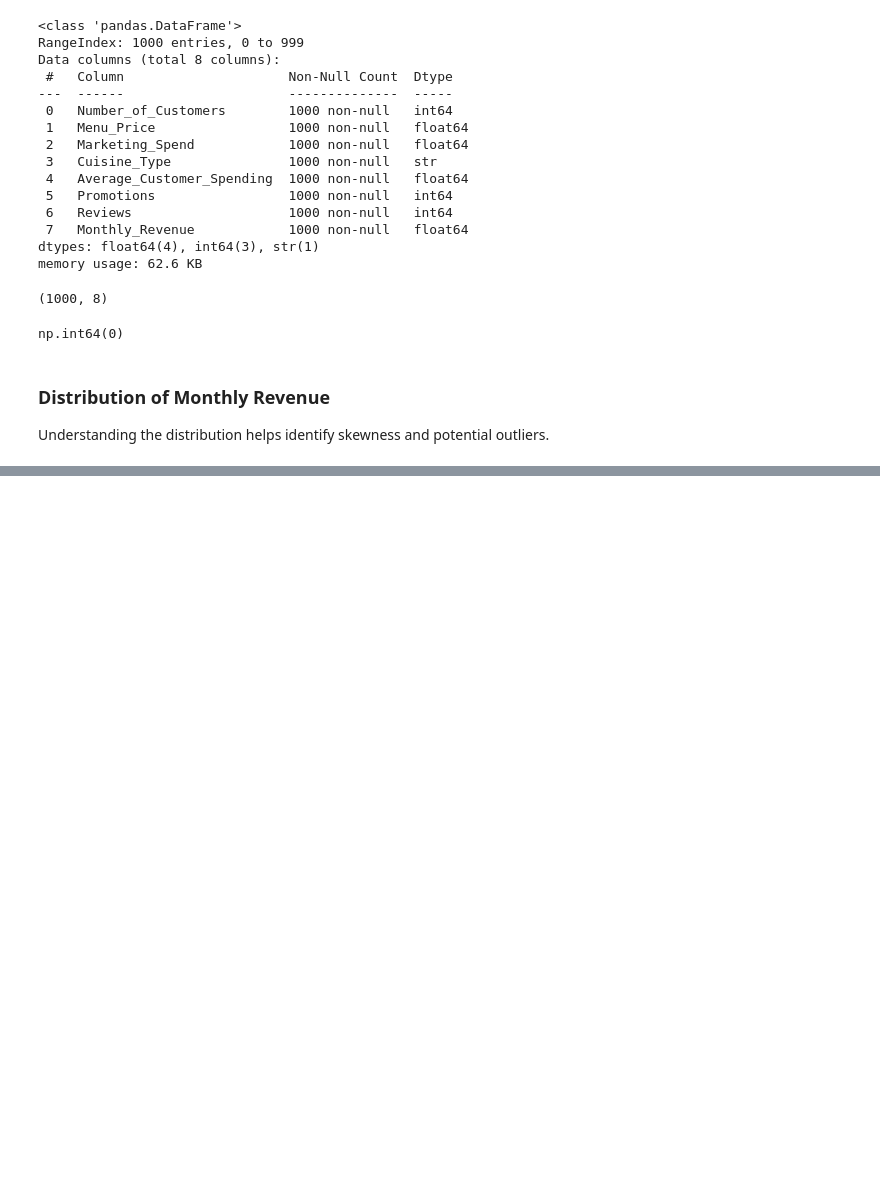
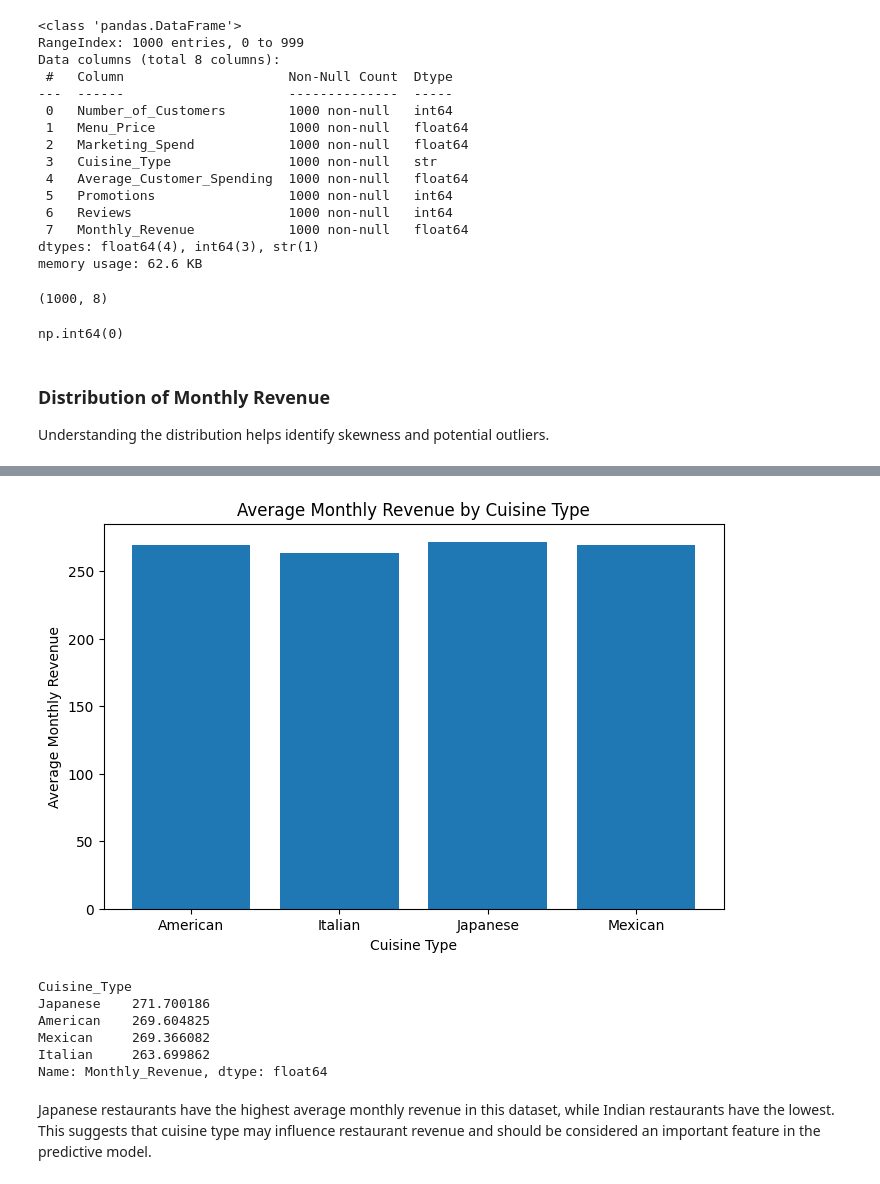
Before and after one commit to noureldinislam19/Machine-Learning-Portfolio, a Jupyter notebook: Restaurant Monthly Revenue Prediction/Restaurant Monthly Revenue Prediction.ipynb, the cells around one changed output, grey strips where cells are left out. Saved outputs shown, nothing was run; the diff lists cells and outputs as text; code cells hidden in the pictures; blank space fills up the shorter version.

Commit message:
Update for preperation for Modeling

```diff
--- a/Restaurant Monthly Revenue Prediction/Restaurant Monthly Revenue Prediction.ipynb
+++ b/Restaurant Monthly Revenue Prediction/Restaurant Monthly Revenue Prediction.ipynb
@@ -81,0 +105,25 @@ Peak was in range [200,300] Month
+# %%
+avg_revenue = df.groupby("Cuisine_Type")["Monthly_Revenue"].mean()
+
+plt.figure(figsize=(8,5))
+plt.bar(avg_revenue.index, avg_revenue.values)
+
+plt.title("Average Monthly Revenue by Cuisine Type")
+plt.xlabel("Cuisine Type")
+plt.ylabel("Average Monthly Revenue")
+
+plt.show()
+
+avg_revenue = df.groupby("Cuisine_Type")["Monthly_Revenue"].mean()
+
+print(avg_revenue.sort_values(ascending=False))
+# %% [output]
+[figure, added]
+Cuisine_Type
+Japanese    271.700186
+American    269.604825
+Mexican     269.366082
+Italian     263.699862
+Name: Monthly_Revenue, dtype: float64
+# %% [markdown]
+Japanese restaurants have the highest average monthly revenue in this dataset, while Indian restaurants have the lowest. This suggests that cuisine type may influence restaurant revenue and should be considered an important feature in the predictive model.
```
Also changed, not shown: parts of 8 cells of this notebook.
